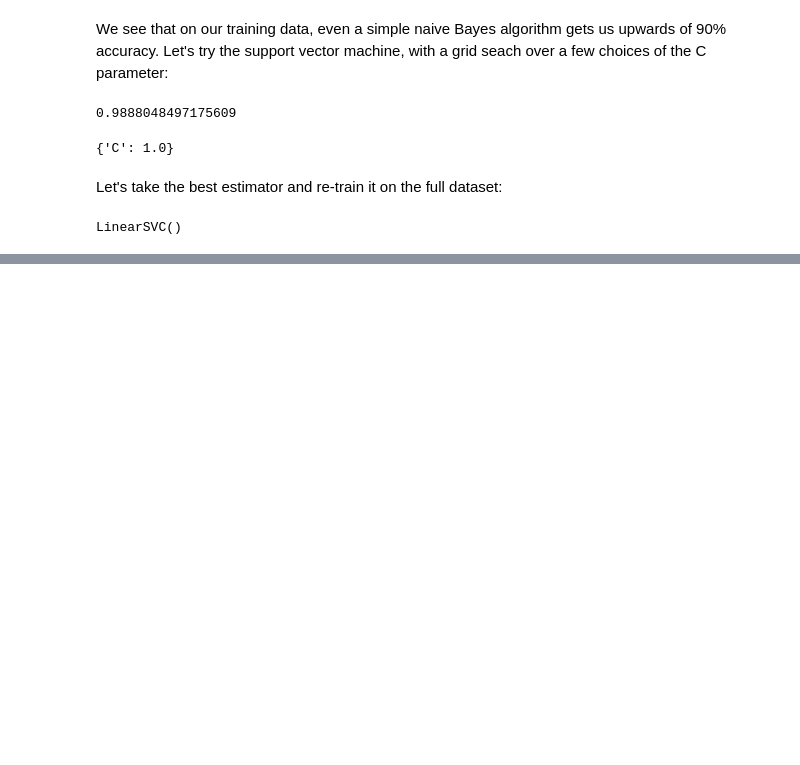
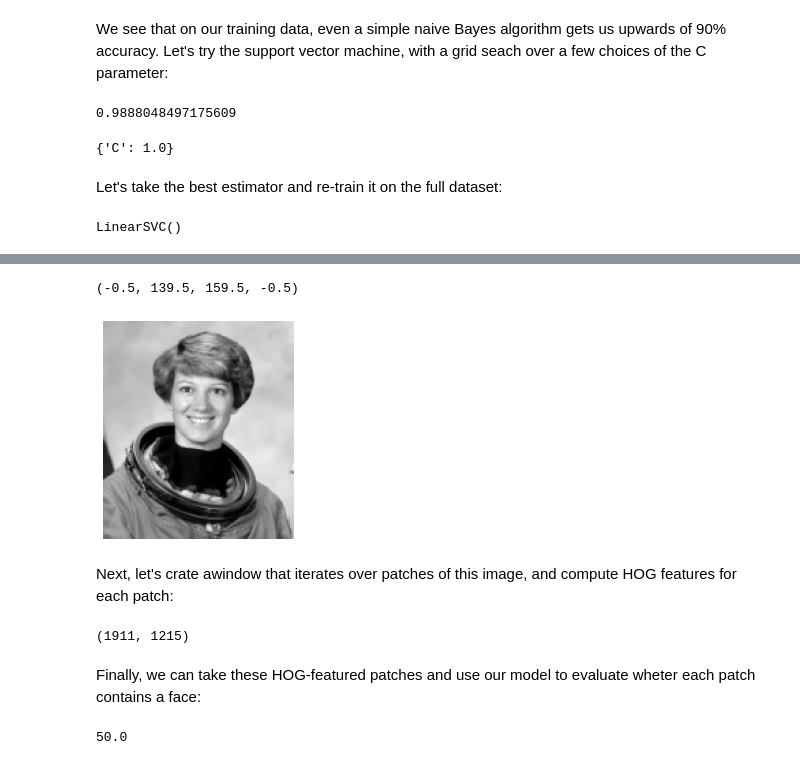
Before and after one commit to Jeffresh/python-datascience-handbook, a Jupyter notebook: scikitlearn/face_detection_pipeline.ipynb, the cells around one changed output, grey strips where cells are left out. Saved outputs shown, nothing was run; the diff lists cells and outputs as text; code cells hidden in the pictures; blank space fills up the shorter version.

Commit message:
feat(sklearn): find faces in a new image

```diff
--- a/scikitlearn/face_detection_pipeline.ipynb
+++ b/scikitlearn/face_detection_pipeline.ipynb
@@ -173,0 +178,37 @@ LinearSVC()
+# %%
+test_image = skimage.data.astronaut()
+test_image = skimage.color.rgb2gray(test_image)
+test_image = skimage.transform.rescale(test_image, 0.5)
+test_image = test_image[:160, 40:180]
+
+plt.imshow(test_image, cmap='gray')
+plt.axis('off')
+# %% [output]
+(-0.5, 139.5, 159.5, -0.5)
+[figure, added]
+# %% [markdown]
+Next, let's crate awindow that iterates over patches of this image, and compute HOG features for each patch:
+# %%
+def sliding_window(img, patch_size=positive_patches[0].shape, istep=2, jstep=2, scale=1.0):
+
+    Ni, Nj = (int(scale * s ) for s in patch_size)
+
+    for i in range(0, img.shape[0] - Ni, istep):
+        for j in range(0, img.shape[1] - Ni, jstep):
+            patch = img[i:i + Ni, j:j + Nj]
+            if scale != 1:
+                patch = transform.resize(patch, patch_size)
+            yield (i, j), patch
+
+indices, patches = zip(*sliding_window(test_image))
+patches_hog = np.array([feature.hog(patch) for patch in patches])
+patches_hog.shape
+# %% [output]
+(1911, 1215)
+# %% [markdown]
+Finally, we can take these HOG-featured patches and use our model to evaluate wheter each patch contains a face:
+# %%
+labels = model.predict(patches_hog)
+labels.sum()
+# %% [output]
+50.0
```
Also changed, not shown: parts of 4 cells of this notebook.
